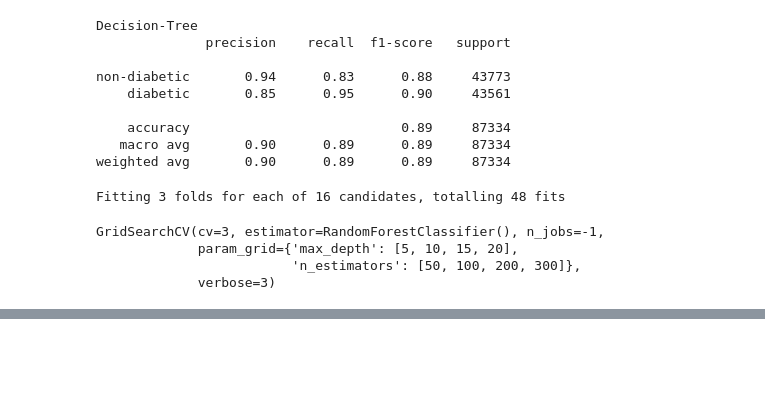
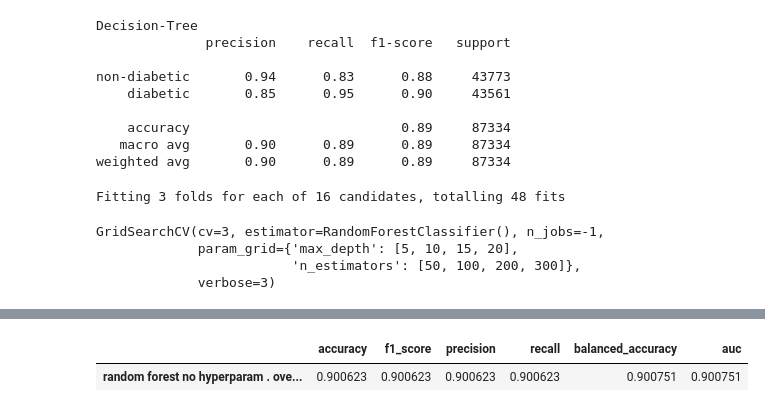
Before and after one commit to Pankaj-2003/wids_diabetes, a Jupyter notebook: wids_diabetes.ipynb, the cells around one changed output, grey strips where cells are left out. Saved outputs shown, nothing was run; the diff lists cells and outputs as text; code cells hidden in the pictures; blank space fills up the shorter version.

```diff
--- a/wids_diabetes.ipynb
+++ b/wids_diabetes.ipynb
@@ -447,0 +480,5 @@ GridSearchCV(cv=3, estimator=RandomForestClassifier(), n_jobs=-1,
+# %%
+# without parameters
+rfc.fit(X_over_train, y_over_train)
+rfc_preds = rfc.predict(X_over_test)
+print(classification_report(y_over_test , rfc_preds , target_names = ["non-diabetic", "diabetic"]))
@@ -447,0 +523,7 @@ GridSearchCV(cv=3, estimator=RandomForestClassifier(), n_jobs=-1,
+# %%
+rfc_score = train_eval_model(rfc_preds , y_over_test)
+rfc_score.index = ["random forest no hyperparam . oversampled"]
+rfc_score
+# %% [output]
+|  | accuracy | f1_score | precision | recall | balanced_accuracy | auc |
+| random forest no hyperparam . ove... | 0.900623 | 0.900623 | 0.900623 | 0.900623 | 0.900751 | 0.900751 |
```
Also changed, not shown: parts of 14 cells of this notebook.
